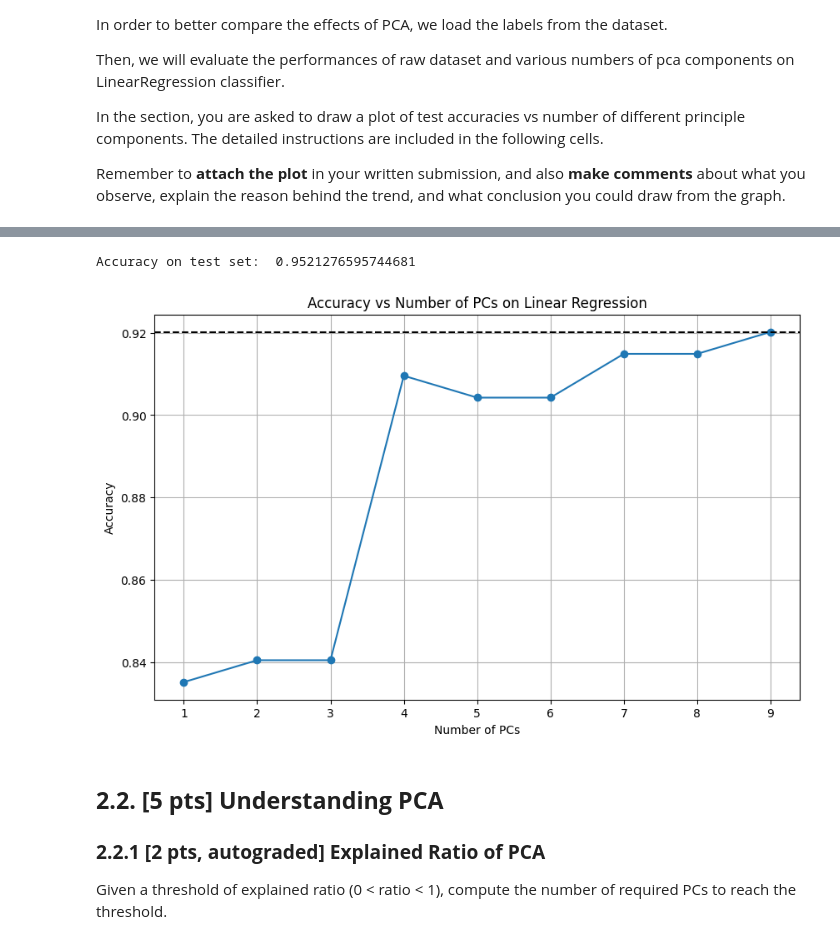
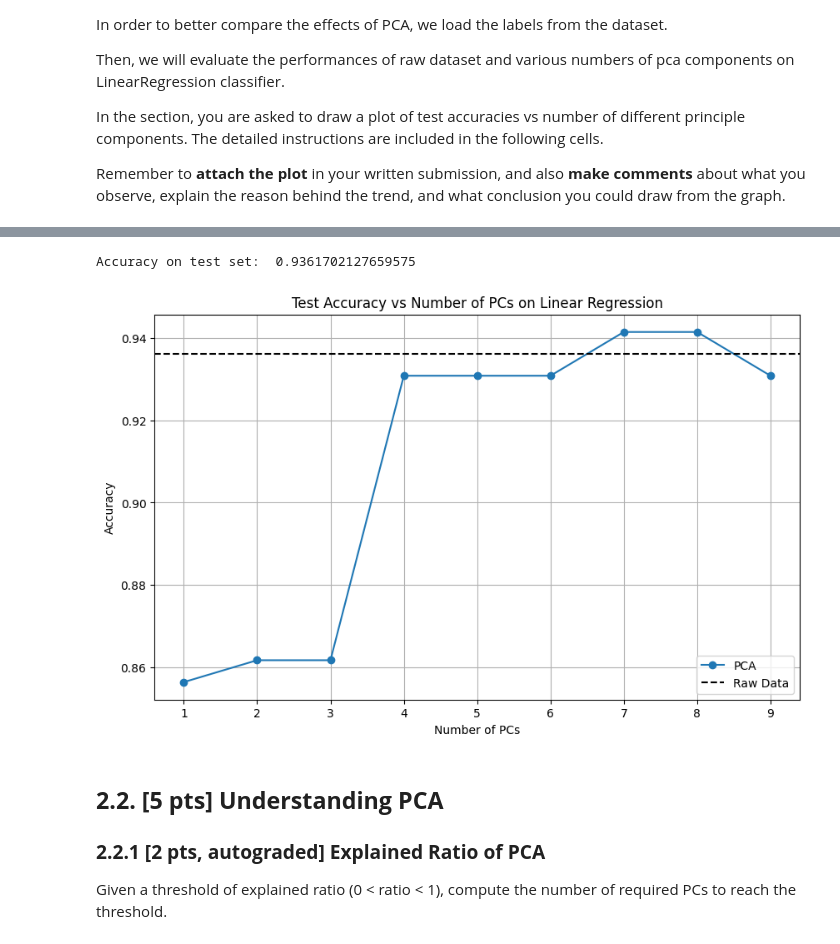
Before and after one commit to alan-w25/cis-5190, a Jupyter notebook: hw/hw3/coding/CIS_5190_Alan_Wu_HW3_Student_Version.ipynb, the cells around one changed output, grey strips where cells are left out. Saved outputs shown, nothing was run; the diff lists cells and outputs as text; code cells hidden in the pictures.

```diff
--- a/hw/hw3/coding/CIS_5190_Alan_Wu_HW3_Student_Version.ipynb
+++ b/hw/hw3/coding/CIS_5190_Alan_Wu_HW3_Student_Version.ipynb
@@ -522,6 +503,7 @@ array([0, 0, 0, 0, 0, 0, 0, 0, 0, 0, 0, 0, 0, 0, 0, 0, 0, 0, 0, 1, 1, 1,
 from sklearn.model_selection import train_test_split
 from sklearn.linear_model import LinearRegression
 from sklearn.decomposition import PCA
+from sklearn.metrics import accuracy_score
 
 ## STUDENT TODO START:
 # Step 1: split the data into train and test set by a test_size of 0.33.
@@ -533,48 +515,50 @@ lr = LinearRegression()
 lr.fit(X_train, y_train)
 
 
-y_test_pred = lr.predict(X_test)
-final_y_test_pred = (y_test_pred >= 0.5).astype(int)
+y_test_pred_og = lr.predict(X_test)
+final_y_test_pred_og = (y_test_pred_og >= 0.5).astype(int)
+accuracy_raw = accuracy_score(y_test, final_y_test_pred_og)
 
 # You might want to print out accuracy scores here
-print("Accuracy on test set: ", np.mean(final_y_test_pred == y_test))
+print("Accuracy on test set: ", accuracy_raw)
 
 
 # Step 3: Iterate the number of components from 1 to 10 (exclusive).
 # For each number of PCs, we are training a linear regression model and save its accuracy on the test set following the same style as above.
 # Remeber to only fit the train set and not the test set.
 # You might want to store your accuracies in a list
 
 accuracies = []
 for i in range(1, 10):
 	pca = PCA(n_components=i)
 	X_train_pca = pca.fit_transform(X_train)
 	X_test_pca = pca.transform(X_test)
 
 	lr = LinearRegression()
 	lr.fit(X_train_pca, y_train)
 	y_test_pred = lr.predict(X_test_pca)
 	final_y_test_pred = (y_test_pred >= 0.5).astype(int)
 
 	accuracies.append(np.mean(final_y_test_pred == y_test))
 
 # Step 4: Make a plot to compare accuracy vs number of PCs on Linear Regression for the test set.
 # Add a black, dashed line for the test accuracy of linear regression by feeding the raw input data.
 # Remeber to add x, y labels and title to your plot, and comment on your observations.
 
 plt.figure(figsize=(10, 6))
 plt.plot(range(1, 10), accuracies, marker='o', label='PCA')
-plt.axhline(np.mean(final_y_test_pred == y_test), color='black', linestyle='--', label='Raw Data')
+plt.axhline(accuracy_raw, color='black', linestyle='--', label='Raw Data')
 plt.xlabel('Number of PCs')
 plt.ylabel('Accuracy')
 plt.grid()
-plt.title('Accuracy vs Number of PCs on Linear Regression')
+plt.legend()
+plt.title('Test Accuracy vs Number of PCs on Linear Regression')
 plt.show()
 
 ## STUDENT TODO END
 # %% [output]
-Accuracy on test set:  0.9521276595744681
+Accuracy on test set:  0.9361702127659575
-[figure, old version]
+[figure, new version]
 # %% [markdown]
 ## **2.2. [5 pts] Understanding PCA**
 
```
Also changed, not shown: parts of 2 cells of this notebook, 4 other files.
